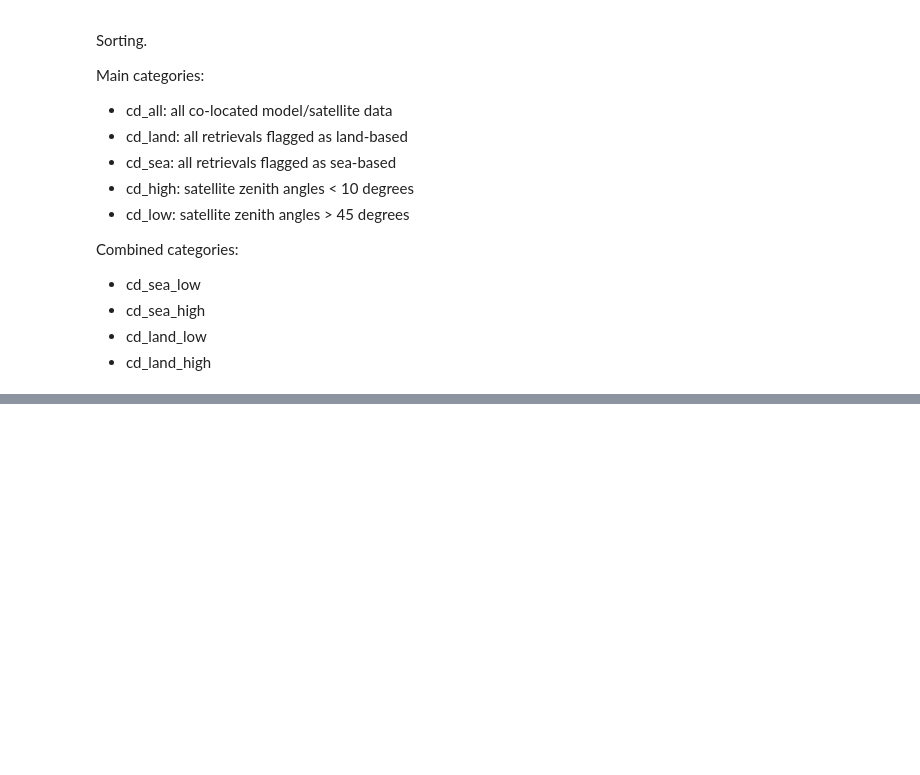
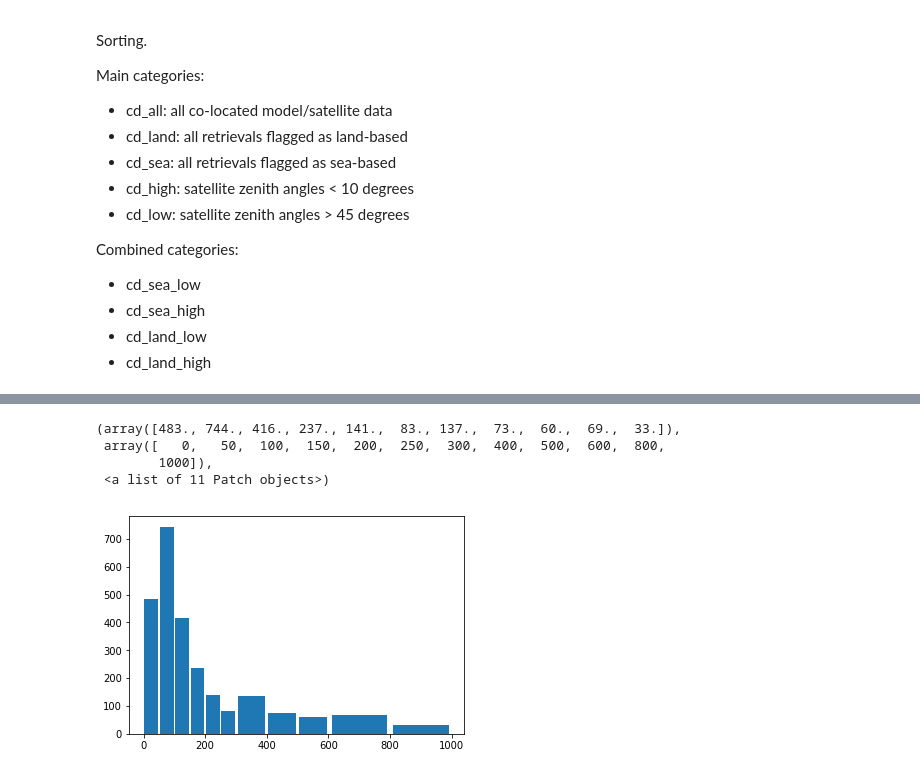
Before and after one commit to douglowe/satellite_data_processing, a Jupyter notebook: bulk_regional_nh3_satellite_model_comparison.ipynb, the cells around one changed output, grey strips where cells are left out. Saved outputs shown, nothing was run; the diff lists cells and outputs as text; code cells hidden in the pictures; blank space fills up the shorter version.

```diff
--- a/bulk_regional_nh3_satellite_model_comparison.ipynb
+++ b/bulk_regional_nh3_satellite_model_comparison.ipynb
@@ -255,0 +365,9 @@ nh3_plot(cd_sea_low,axes[2,2],"sea low")
+# %%
+#plt.hist(work_data.error, bins=[0,40,80,160,500,1000,work_data.error.max()],rwidth=0.5)
+plt.hist(work_data.error, bins=[0,50,100,150,200,250,300,400,500,600,800,1000], range=[0,1000],rwidth=0.9,log=False)
+# %% [output]
+(array([483., 744., 416., 237., 141.,  83., 137.,  73.,  60.,  69.,  33.]),
+ array([   0,   50,  100,  150,  200,  250,  300,  400,  500,  600,  800,
+        1000]),
+ <a list of 11 Patch objects>)
+[figure, added]
```
Also changed, not shown: parts of 13 cells of this notebook.
